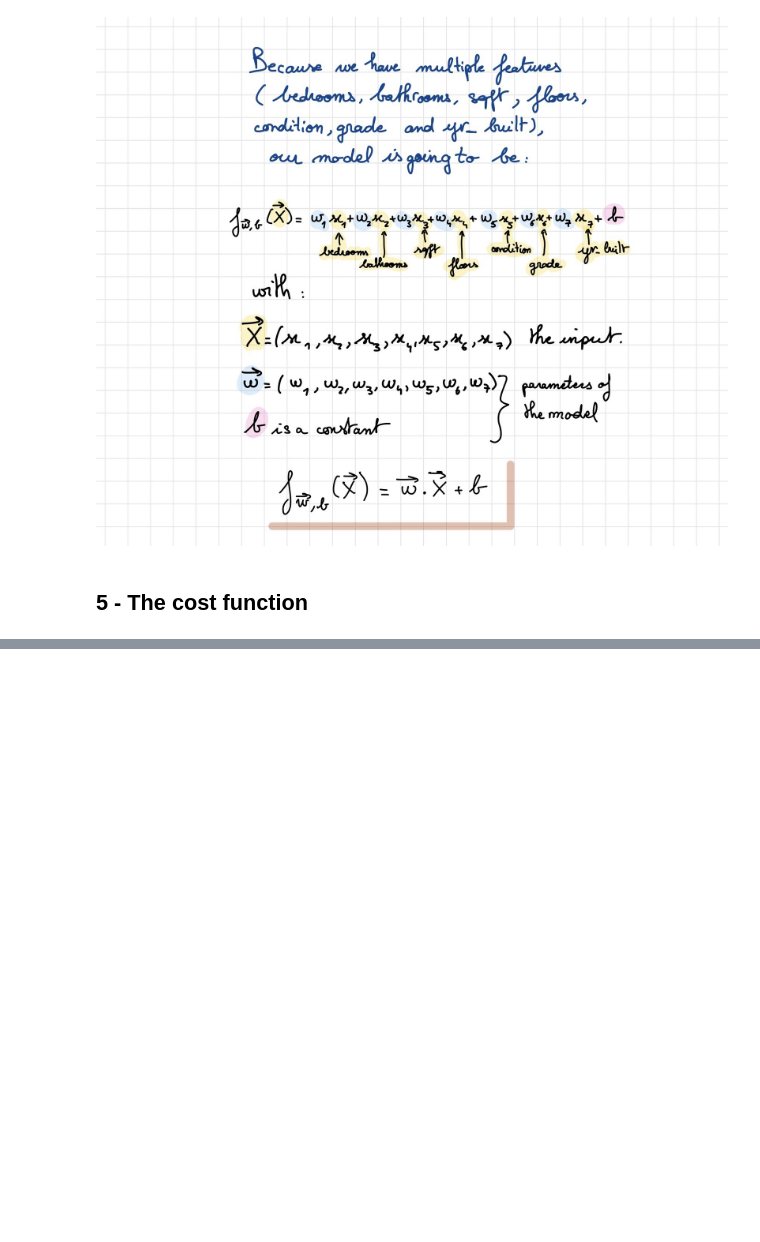
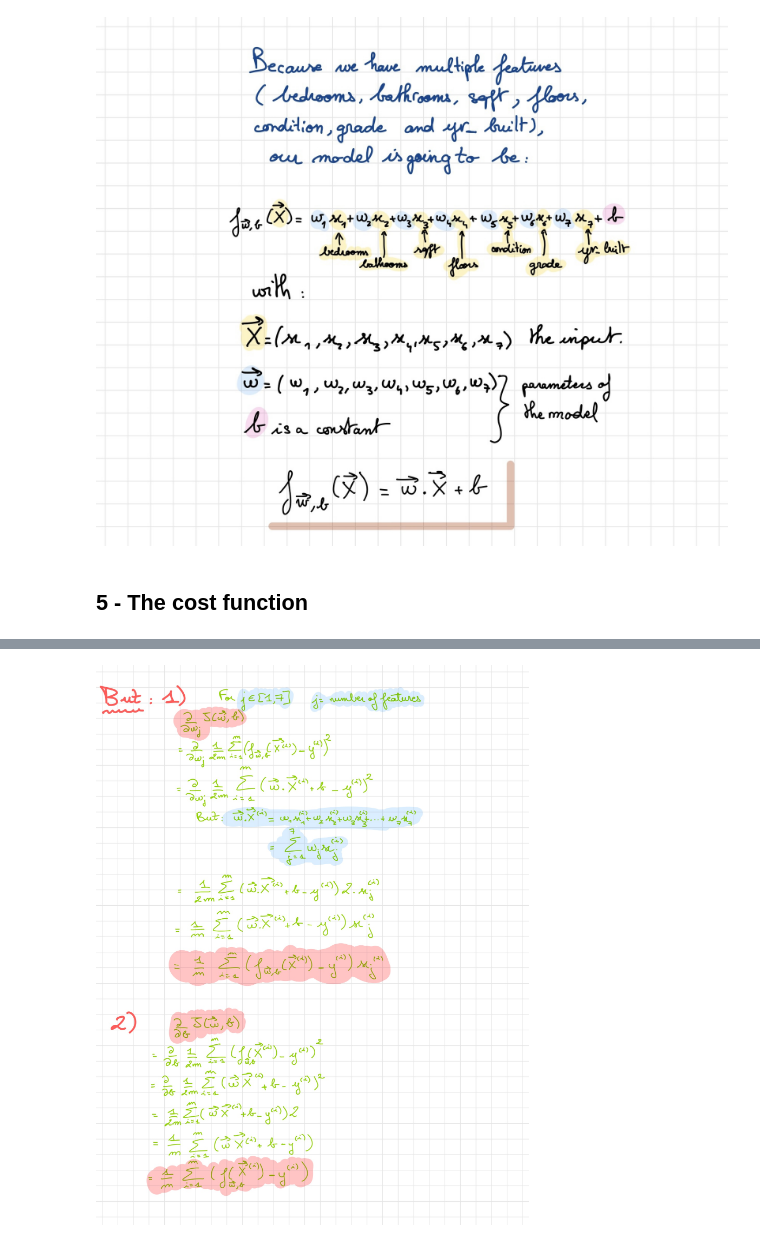
Before and after one commit to sorayapnblm/HousePricePredictionLinearRegression, a Jupyter notebook: notebook.ipynb, the cells around one changed output, grey strips where cells are left out. Drawn from its saved outputs; the diff is of its cells as text; code cells hidden in the pictures; blank space fills up the shorter version.

```diff
--- a/notebook.ipynb
+++ b/notebook.ipynb
@@ -87,0 +136,5 @@ display(Image(filename='Note-1.png'))
+# %%
+# Display the image "Note-4.png"
+display(Image(filename='Note-4.png'))
+# %% [output]
+[figure, added]
```
Also changed, not shown: parts of 18 cells of this notebook.
